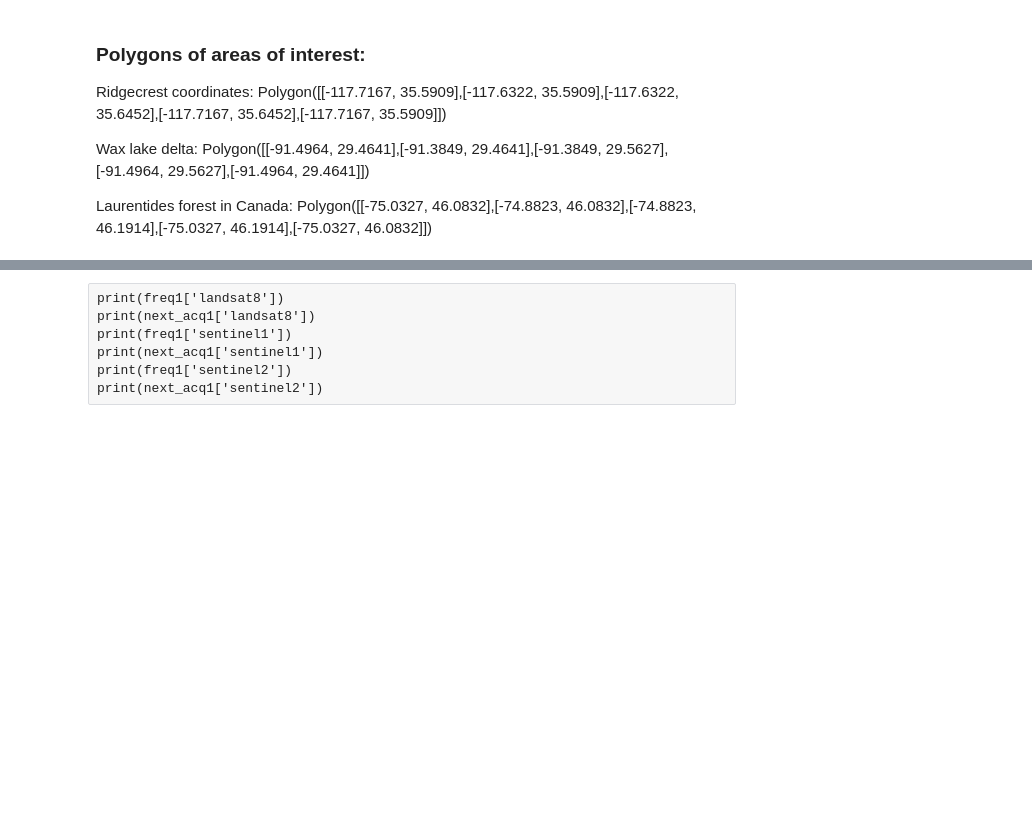
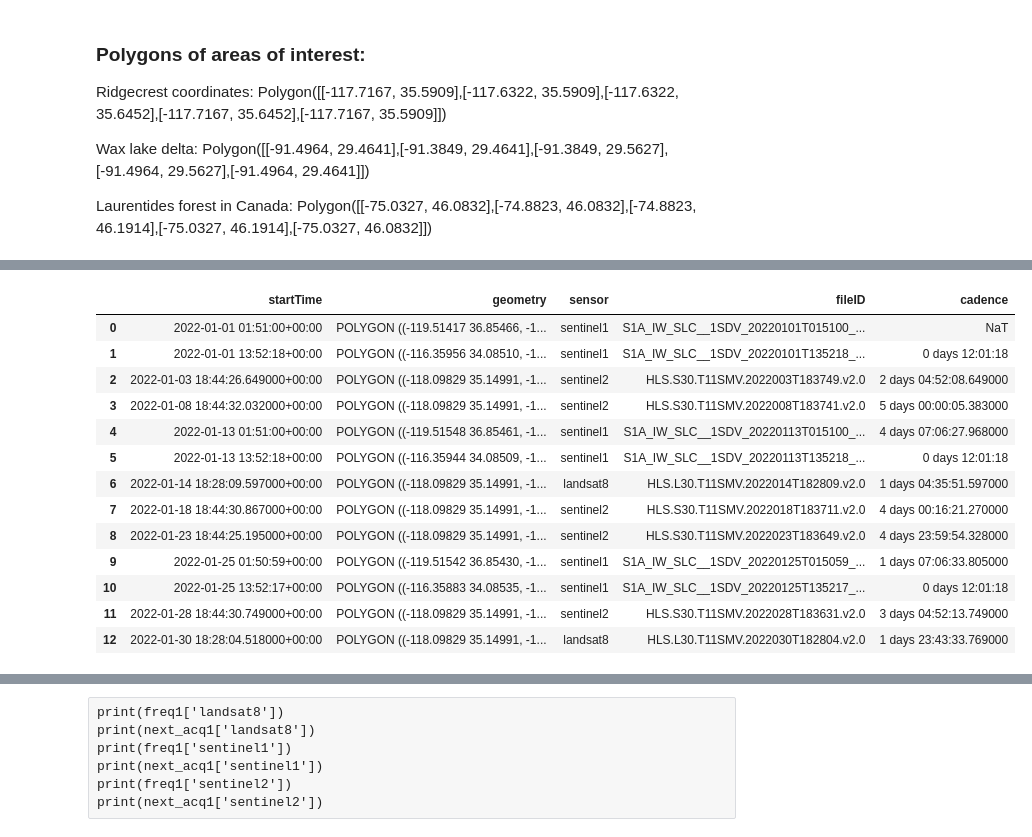
Before and after one commit to kvenkman/opera_coverage, a Jupyter notebook: notebooks/Coverage.ipynb, the cells around one changed output, grey strips where cells are left out. Cells and saved outputs as stored; diff of their text form; code cells hidden in the pictures; blank space fills up the shorter version.

```diff
--- a/notebooks/Coverage.ipynb
+++ b/notebooks/Coverage.ipynb
@@ -48,0 +41,17 @@ Wall time: 5.06 s
+# %%
+master1
+# %% [output]
+|  | startTime | geometry | sensor | fileID | cadence |
+| 0 | 2022-01-01 01:51:00+00:00 | POLYGON ((-119.51417 36.85466, -1... | sentinel1 | S1A_IW_SLC__1SDV_20220101T015100_... | NaT |
+| 1 | 2022-01-01 13:52:18+00:00 | POLYGON ((-116.35956 34.08510, -1... | sentinel1 | S1A_IW_SLC__1SDV_20220101T135218_... | 0 days 12:01:18 |
+| 2 | 2022-01-03 18:44:26.649000+00:00 | POLYGON ((-118.09829 35.14991, -1... | sentinel2 | HLS.S30.T11SMV.2022003T183749.v2.0 | 2 days 04:52:08.649000 |
+| 3 | 2022-01-08 18:44:32.032000+00:00 | POLYGON ((-118.09829 35.14991, -1... | sentinel2 | HLS.S30.T11SMV.2022008T183741.v2.0 | 5 days 00:00:05.383000 |
+| 4 | 2022-01-13 01:51:00+00:00 | POLYGON ((-119.51548 36.85461, -1... | sentinel1 | S1A_IW_SLC__1SDV_20220113T015100_... | 4 days 07:06:27.968000 |
+| 5 | 2022-01-13 13:52:18+00:00 | POLYGON ((-116.35944 34.08509, -1... | sentinel1 | S1A_IW_SLC__1SDV_20220113T135218_... | 0 days 12:01:18 |
+| 6 | 2022-01-14 18:28:09.597000+00:00 | POLYGON ((-118.09829 35.14991, -1... | landsat8 | HLS.L30.T11SMV.2022014T182809.v2.0 | 1 days 04:35:51.597000 |
+| 7 | 2022-01-18 18:44:30.867000+00:00 | POLYGON ((-118.09829 35.14991, -1... | sentinel2 | HLS.S30.T11SMV.2022018T183711.v2.0 | 4 days 00:16:21.270000 |
+| 8 | 2022-01-23 18:44:25.195000+00:00 | POLYGON ((-118.09829 35.14991, -1... | sentinel2 | HLS.S30.T11SMV.2022023T183649.v2.0 | 4 days 23:59:54.328000 |
+| 9 | 2022-01-25 01:50:59+00:00 | POLYGON ((-119.51542 36.85430, -1... | sentinel1 | S1A_IW_SLC__1SDV_20220125T015059_... | 1 days 07:06:33.805000 |
+| 10 | 2022-01-25 13:52:17+00:00 | POLYGON ((-116.35883 34.08535, -1... | sentinel1 | S1A_IW_SLC__1SDV_20220125T135217_... | 0 days 12:01:18 |
+| 11 | 2022-01-28 18:44:30.749000+00:00 | POLYGON ((-118.09829 35.14991, -1... | sentinel2 | HLS.S30.T11SMV.2022028T183631.v2.0 | 3 days 04:52:13.749000 |
+| 12 | 2022-01-30 18:28:04.518000+00:00 | POLYGON ((-118.09829 35.14991, -1... | landsat8 | HLS.L30.T11SMV.2022030T182804.v2.0 | 1 days 23:43:33.769000 |
```
Also changed, not shown: parts of 34 cells of this notebook, 4 other files.
